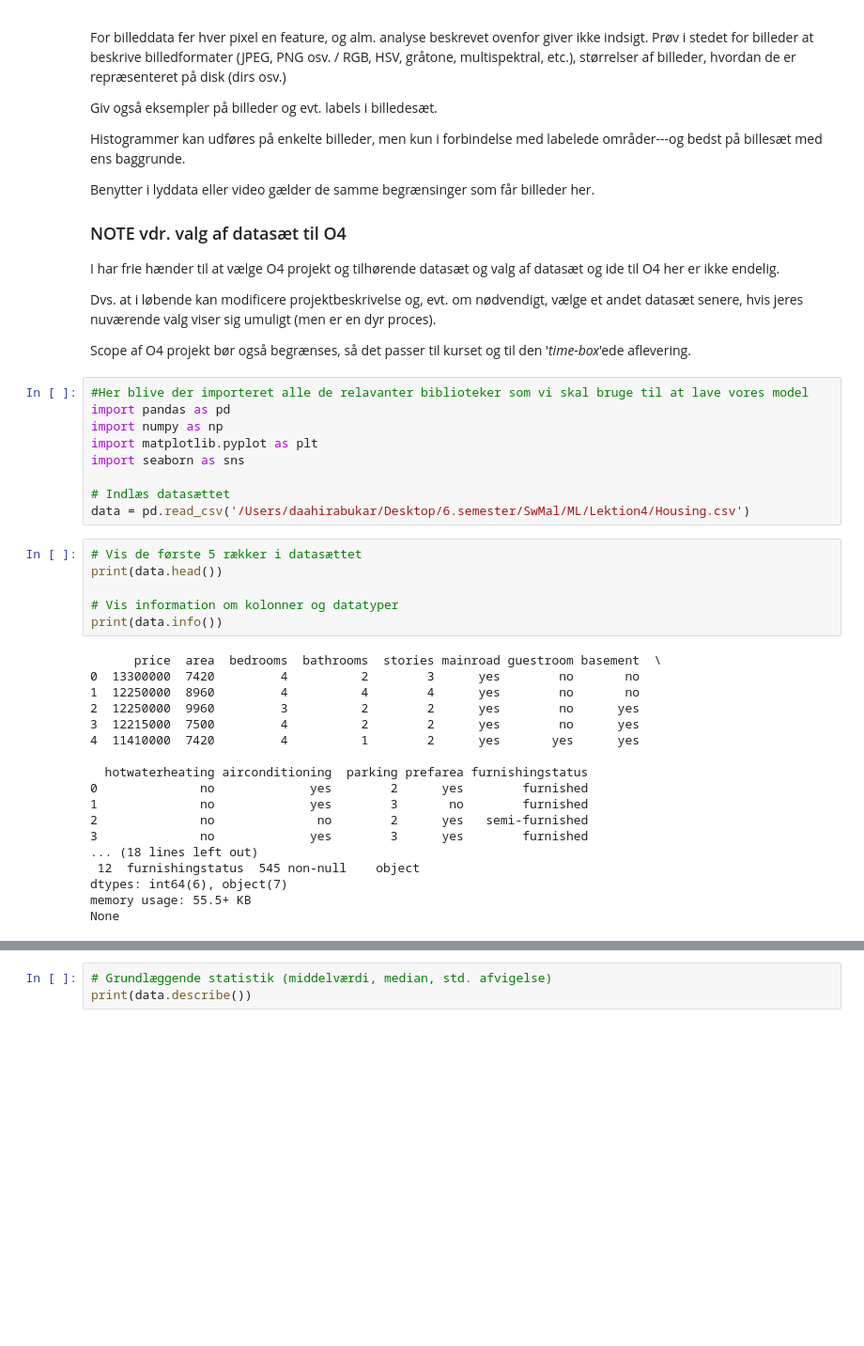
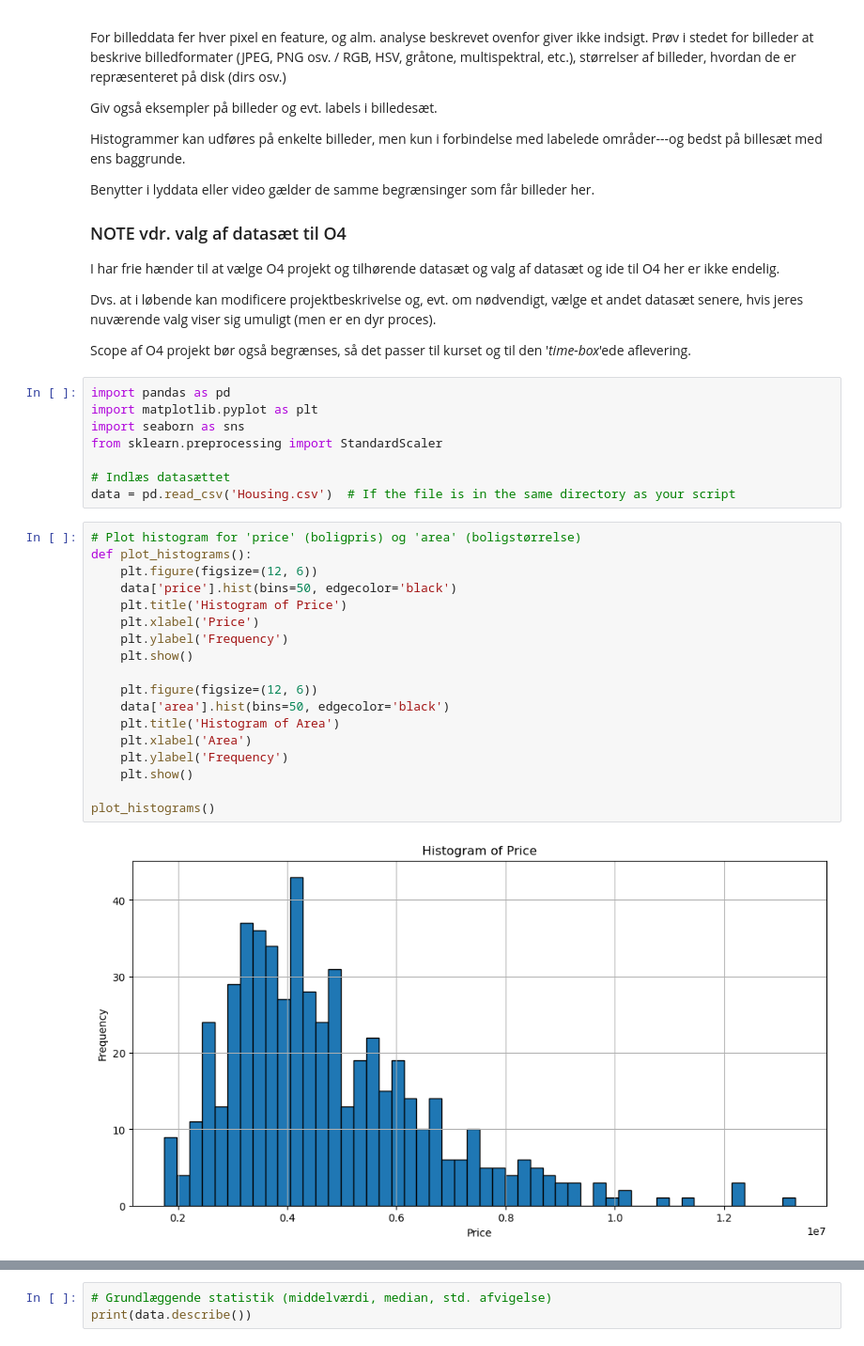
Before and after one commit to Moneergit/ML, a Jupyter notebook: Lektion4/dataanalyse.ipynb, the cells around one changed output, grey strips where cells are left out. Shown: that part at 94% size. Drawn from its saved outputs; the diff is of its cells as text; blank space fills up the shorter version.

```diff
--- a/Lektion4/dataanalyse.ipynb
+++ b/Lektion4/dataanalyse.ipynb
@@ -53,36 +53,31 @@ I har frie hænder til at vælge O4 projekt og tilhørende datasæt og valg af d
 Dvs. at i løbende kan modificere projektbeskrivelse og, evt. om nødvendigt, vælge et andet datasæt senere, hvis jeres nuværende valg viser sig umuligt (men er en dyr proces).
 
 Scope af O4 projekt bør også begrænses, så det passer til kurset og til den '_time-box_'ede aflevering.
-# %%
-#Her blive der importeret alle de relavanter biblioteker som vi skal bruge til at lave vores model
-import pandas as pd
-import numpy as np
-import matplotlib.pyplot as plt
-import seaborn as sns
-
-# Indlæs datasættet
-data = pd.read_csv('/Users/daahirabukar/Desktop/6.semester/SwMal/ML/Lektion4/Housing.csv')
-# %%
-# Vis de første 5 rækker i datasættet
-print(data.head())
-
-# Vis information om kolonner og datatyper
-print(data.info())
-# %% [output]
-      price  area  bedrooms  bathrooms  stories mainroad guestroom basement  \
-0  13300000  7420         4          2        3      yes        no       no
-1  12250000  8960         4          4        4      yes        no       no
-2  12250000  9960         3          2        2      yes        no      yes
-3  12215000  7500         4          2        2      yes        no      yes
-4  11410000  7420         4          1        2      yes       yes      yes
-
-  hotwaterheating airconditioning  parking prefarea furnishingstatus
-0              no             yes        2      yes        furnished
-1              no             yes        3       no        furnished
-2              no              no        2      yes   semi-furnished
-3              no             yes        3      yes        furnished
-... (18 lines left out)
- 12  furnishingstatus  545 non-null    object
-dtypes: int64(6), object(7)
-memory usage: 55.5+ KB
-None
+# %%
+import pandas as pd
+import matplotlib.pyplot as plt
+import seaborn as sns
+from sklearn.preprocessing import StandardScaler
+
+# Indlæs datasættet
+data = pd.read_csv('Housing.csv')  # If the file is in the same directory as your script
+# %%
+# Plot histogram for 'price' (boligpris) og 'area' (boligstørrelse)
+def plot_histograms():
+    plt.figure(figsize=(12, 6))
+    data['price'].hist(bins=50, edgecolor='black')
+    plt.title('Histogram of Price')
+    plt.xlabel('Price')
+    plt.ylabel('Frequency')
+    plt.show()
+
+    plt.figure(figsize=(12, 6))
+    data['area'].hist(bins=50, edgecolor='black')
+    plt.title('Histogram of Area')
+    plt.xlabel('Area')
+    plt.ylabel('Frequency')
+    plt.show()
+
+plot_histograms()
+# %% [output]
+[figure, added]
```
Also changed, not shown: parts of 6 cells of this notebook, 2 other files.
